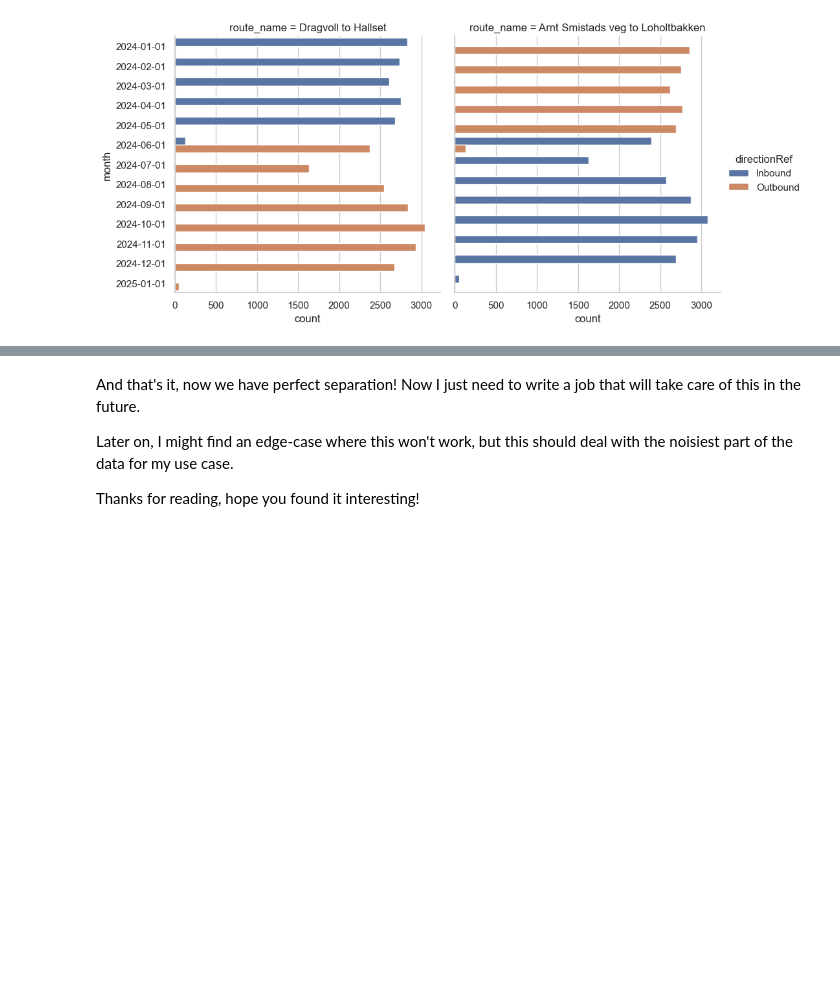
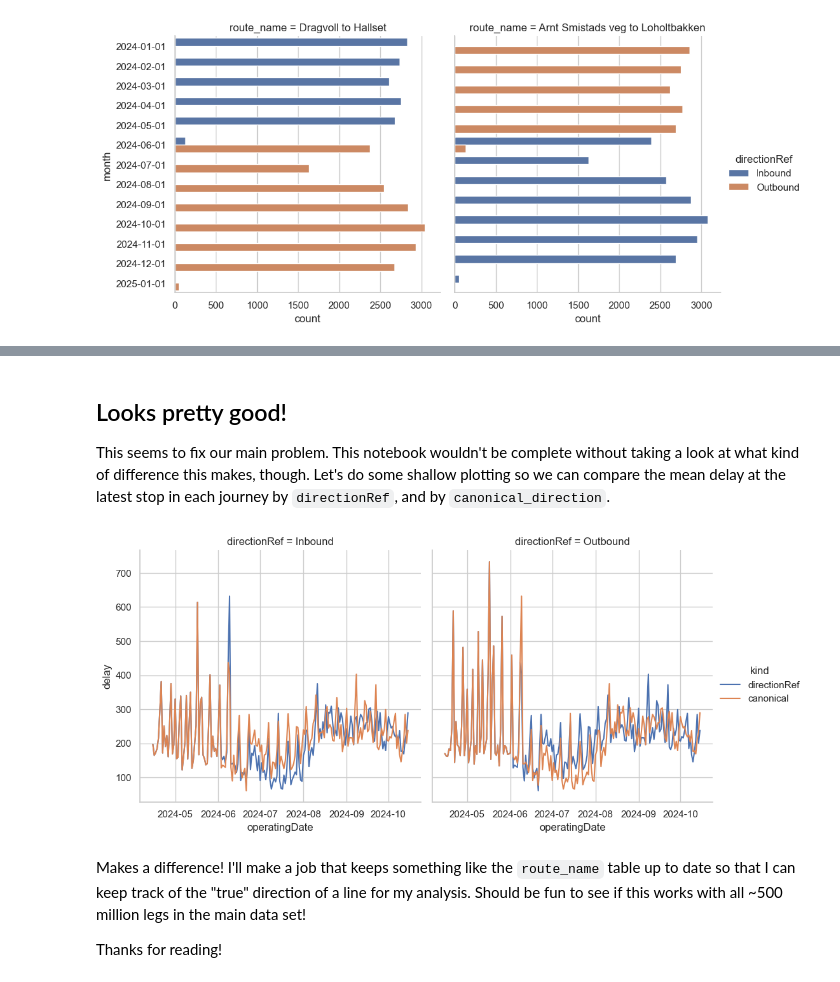
Before and after one commit to kaaveland/bus-eta, a Jupyter notebook: notebooks/LinesEDA.ipynb, the cells around one changed output, grey strips where cells are left out. Cells and saved outputs as stored; diff of their text form; code cells hidden in the pictures; blank space fills up the shorter version.

```diff
--- a/notebooks/LinesEDA.ipynb
+++ b/notebooks/LinesEDA.ipynb
@@ -361,6 +378,51 @@ sns.catplot(df, y='month', x='count', hue='canonical_direction', col='route_name
 # %% [markdown]
-And that's it, now we have perfect separation! Now I just need to write a job that will take care of this in the future.
+## Looks pretty good!
 
-Later on, I might find an edge-case where this won't work, but this should deal with the noisiest part of the data for my use case.
-
-Thanks for reading, hope you found it interesting!
+This seems to fix our main problem. This notebook wouldn't be complete without taking a look at what kind of difference this makes, though. Let's do some shallow plotting so we can compare the mean delay at the latest stop in each journey by `directionRef`, and by `canonical_direction`.
+# %%
+df = db.sql("""
+with journey_delay as (
+    from legs
+    select
+        operatingDate,
+        serviceJourneyId,
+        directionRef,
+        lineRef,
+        max_by(delay, sequenceNr) as delay
+    where operatingDate between '2024-04-15' and '2024-10-15'
+    group by all
+), regular as (
+    select
+        operatingDate,
+        quantile_disc(delay, .75) as delay,
+        directionRef,
+        'directionRef' as kind
+    from journey_delay
+    where lineRef = 'ATB:Line:2_3'
+    group by all
+    order by operatingDate, directionRef
+), canonical as (
+    select
+        operatingDate,
+        quantile_disc(delay, .75) as delay,
+        route_name.canonical_direction as directionRef,
+        'canonical' as kind
+    from journey_delay join route_name using(operatingDate, lineRef, directionRef)
+    where lineRef = 'ATB:Line:2_3'
+    group by all
+    order by operatingDate, directionRef
+)
+select * from regular
+union all
+select * from canonical
+""").df()
+
+sns.relplot(
+    df, x='operatingDate', y='delay', hue='kind',  col='directionRef', kind='line'
+);
+# %% [output]
+[figure, added]
+# %% [markdown]
+Makes a difference! I'll make a job that keeps something like the `route_name` table up to date so that I can keep track of the "true" direction of a line for my analysis. Should be fun to see if this works with all ~500 million legs in the main data set!
+
+Thanks for reading!
```
Also changed, not shown: parts of 28 cells of this notebook.
